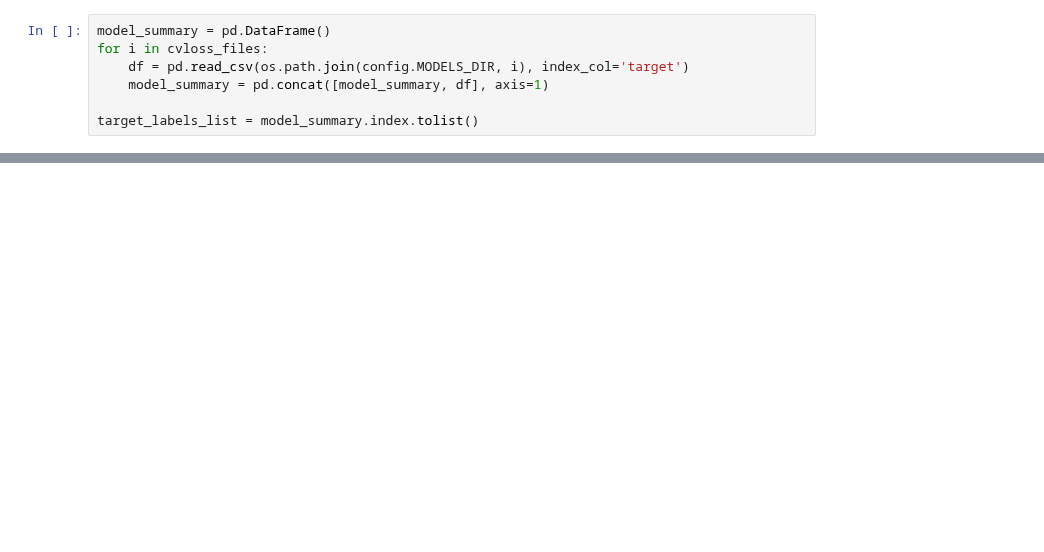
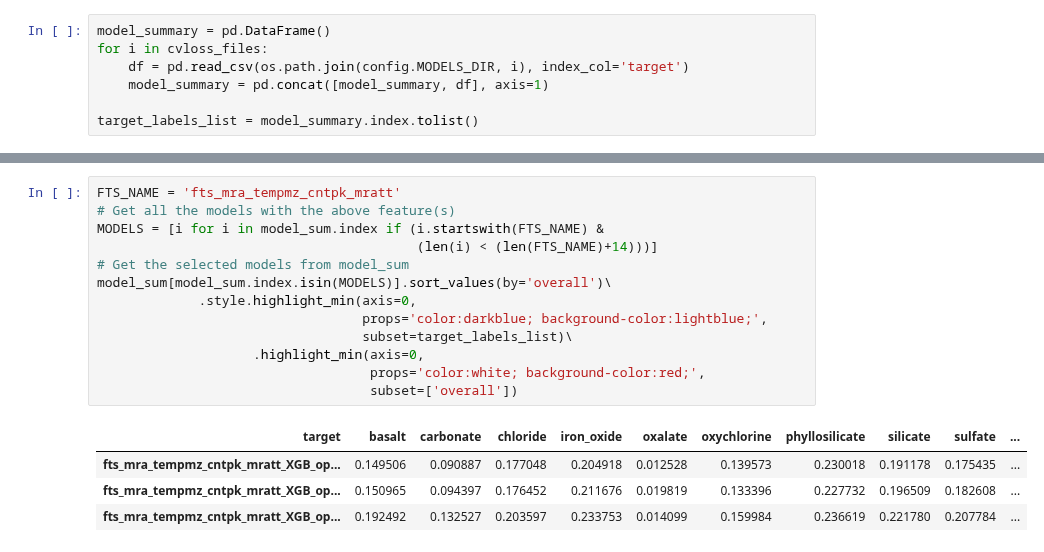
Before and after one commit to itacdonev/MarsSpectrometry, a Jupyter notebook: models/summary.ipynb, the cells around one changed output, grey strips where cells are left out. Saved outputs shown, nothing was run; the diff lists cells and outputs as text; blank space fills up the shorter version.

```diff
--- a/models/summary.ipynb
+++ b/models/summary.ipynb
@@ -67,0 +110,18 @@ model_sum.sort_values(by='overall')\
+# %%
+FTS_NAME = 'fts_mra_tempmz_cntpk_mratt'
+# Get all the models with the above feature(s)
+MODELS = [i for i in model_sum.index if (i.startswith(FTS_NAME) &
+                                         (len(i) < (len(FTS_NAME)+14)))]
+# Get the selected models from model_sum
+model_sum[model_sum.index.isin(MODELS)].sort_values(by='overall')\
+             .style.highlight_min(axis=0,
+                                  props='color:darkblue; background-color:lightblue;',
+                                  subset=target_labels_list)\
+                    .highlight_min(axis=0,
+                                   props='color:white; background-color:red;',
+                                   subset=['overall'])
+# %% [output]
+| target | basalt | carbonate | chloride | iron_oxide | oxalate | oxychlorine | phyllosilicate | silicate | sulfate | ... |
+| fts_mra_tempmz_cntpk_mratt_XGB_op... | 0.149506 | 0.090887 | 0.177048 | 0.204918 | 0.012528 | 0.139573 | 0.230018 | 0.191178 | 0.175435 | ... |
+| fts_mra_tempmz_cntpk_mratt_XGB_op... | 0.150965 | 0.094397 | 0.176452 | 0.211676 | 0.019819 | 0.133396 | 0.227732 | 0.196509 | 0.182608 | ... |
+| fts_mra_tempmz_cntpk_mratt_XGB_op... | 0.192492 | 0.132527 | 0.203597 | 0.233753 | 0.014099 | 0.159984 | 0.236619 | 0.221780 | 0.207784 | ... |
```
Also changed, not shown: parts of 5 cells of this notebook.
